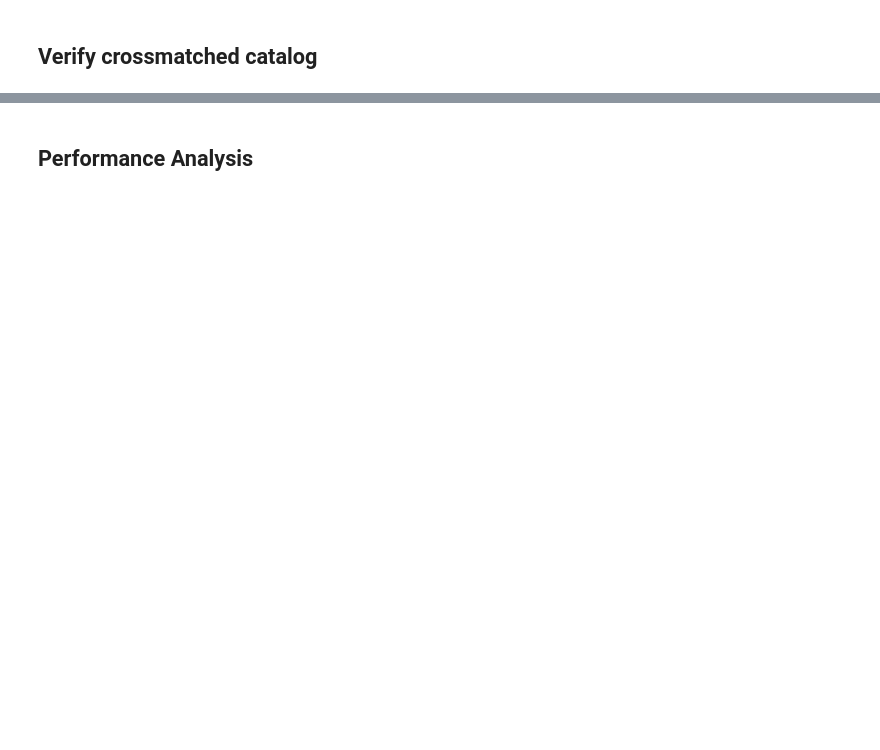
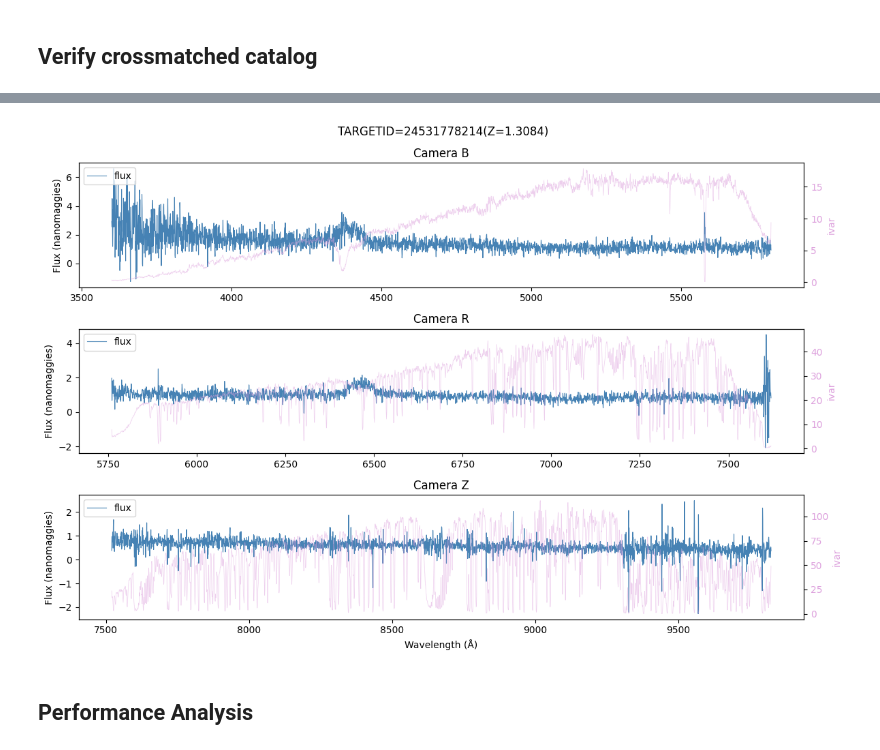
Before and after one commit to olivialynn/DESI-Crossmatch-Project, a Jupyter notebook: 04 - DESI DR1 x DESI Legacy/4.0 - DESI DR1 x DESI Legacy.ipynb, the cells around one changed output, grey strips where cells are left out. Saved outputs shown, nothing was run; the diff lists cells and outputs as text; code cells hidden in the pictures; blank space fills up the shorter version.

```diff
--- a/04 - DESI DR1 x DESI Legacy/4.0 - DESI DR1 x DESI Legacy.ipynb
+++ b/04 - DESI DR1 x DESI Legacy/4.0 - DESI DR1 x DESI Legacy.ipynb
@@ -136,35 +188,37 @@ df
 # %%
 # Plot spectra of a row
 
-target_idx = 2
+target_idx = 0
 
 fig, axes = plt.subplots(3, 1, figsize=(12, 8), sharex=False)
 colors = ["steelblue", "plum"]
 
 # Iterate over the three cameras and plot the spectra for the target at target_idx.
 for ax, cam in zip(axes, ["b", "r", "z"]):
     # Get the spectrum.
     spec = df[f"spectra_{cam}"].iloc[target_idx]
 
     # Plot flux on the primary y-axis.
     ax.plot(spec["wavelength"], spec["flux"], lw=0.8, color=colors[0], label="flux")
 
     # Plot ivar on the secondary y-axis.
     ax_twin = ax.twinx()
     ax_twin.plot(spec["wavelength"], spec["ivar"], lw=0.5, color=colors[1], alpha=0.5, label="ivar")
     ax_twin.set_ylabel("ivar", color=colors[1])
     ax_twin.tick_params(axis="y", labelcolor=colors[1])
 
     # Set labels and title for the primary y-axis.
     ax.set_ylabel("Flux (nanomaggies)") # https://desidatamodel.readthedocs.io/en/latest/DESI_SPECTRO_DATA/NIGHT/EXPID/fibermap-EXPID.html#required-data-table-columns:~:text=nanomaggies
     ax.set_title(f"Camera {cam.upper()}")
     ax.legend(loc="upper left")
 
 # Set x-axis label and overall figure title.
 axes[-1].set_xlabel("Wavelength (Å)")
 fig.suptitle(f"TARGETID={df.index[target_idx]}(Z={df['Z'].iloc[target_idx]:.4f})")
 plt.tight_layout()
 plt.show()
+# %% [output]
+[figure, added]
 # %% [markdown]
 ## Performance Analysis
 # %%
```
Also changed, not shown: parts of 13 cells of this notebook, 1 other file.
